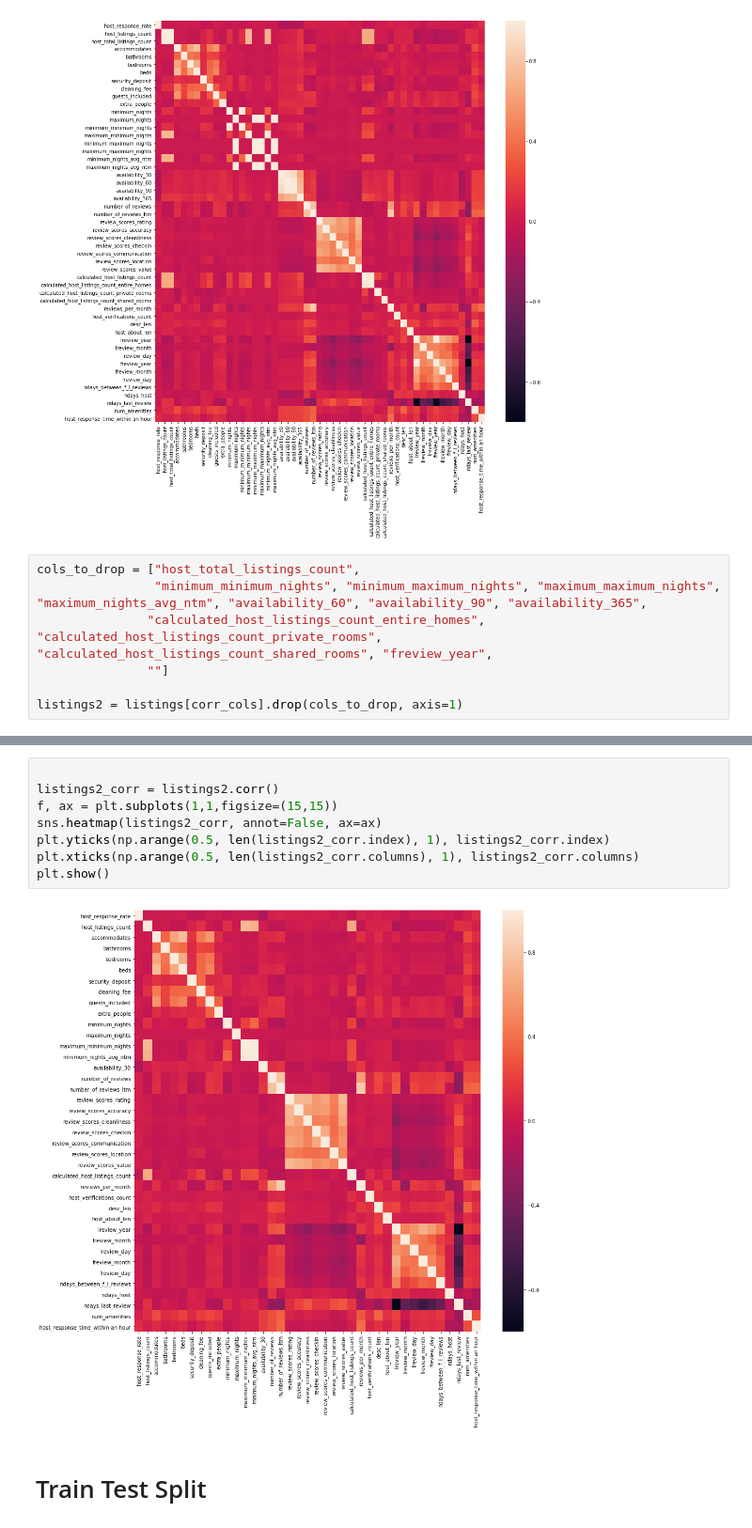
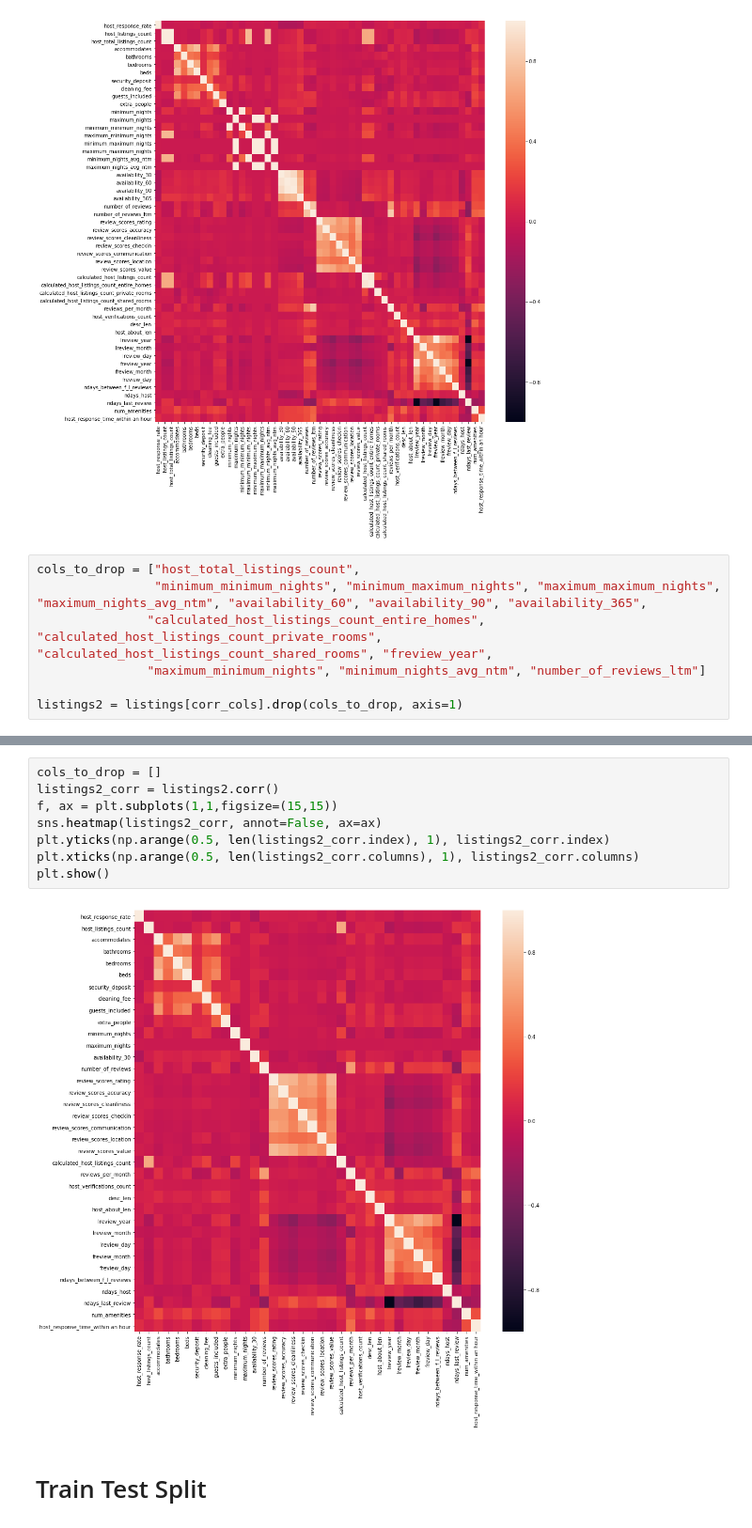
Before and after one commit to principal-miners/listings, a Jupyter notebook: ssh/RAW Modelling.ipynb, the cells around one changed output, grey strips where cells are left out. Shown at 94% size. Saved outputs shown, nothing was run; the diff lists cells and outputs as text.

```diff
--- a/ssh/RAW Modelling.ipynb
+++ b/ssh/RAW Modelling.ipynb
@@ -103,6 +103,6 @@ plt.show()
 cols_to_drop = ["host_total_listings_count",
                 "minimum_minimum_nights", "minimum_maximum_nights", "maximum_maximum_nights", "maximum_nights_avg_ntm", "availability_60", "availability_90", "availability_365",
                "calculated_host_listings_count_entire_homes", "calculated_host_listings_count_private_rooms", "calculated_host_listings_count_shared_rooms", "freview_year",
-               ""]
+               "maximum_minimum_nights", "minimum_nights_avg_ntm", "number_of_reviews_ltm"]
 
 listings2 = listings[corr_cols].drop(cols_to_drop, axis=1)
@@ -129,13 +109,13 @@ listings2_corr
 # %%
-
+cols_to_drop = []
 listings2_corr = listings2.corr()
 f, ax = plt.subplots(1,1,figsize=(15,15))
 sns.heatmap(listings2_corr, annot=False, ax=ax)
 plt.yticks(np.arange(0.5, len(listings2_corr.index), 1), listings2_corr.index)
 plt.xticks(np.arange(0.5, len(listings2_corr.columns), 1), listings2_corr.columns)
 plt.show()
 # %% [output]
-[figure, old version]
+[figure, new version]
 # %% [markdown]
 # Train Test Split
 # %%
```
Also changed, not shown: parts of 1 cell of this notebook, 2 other files.
